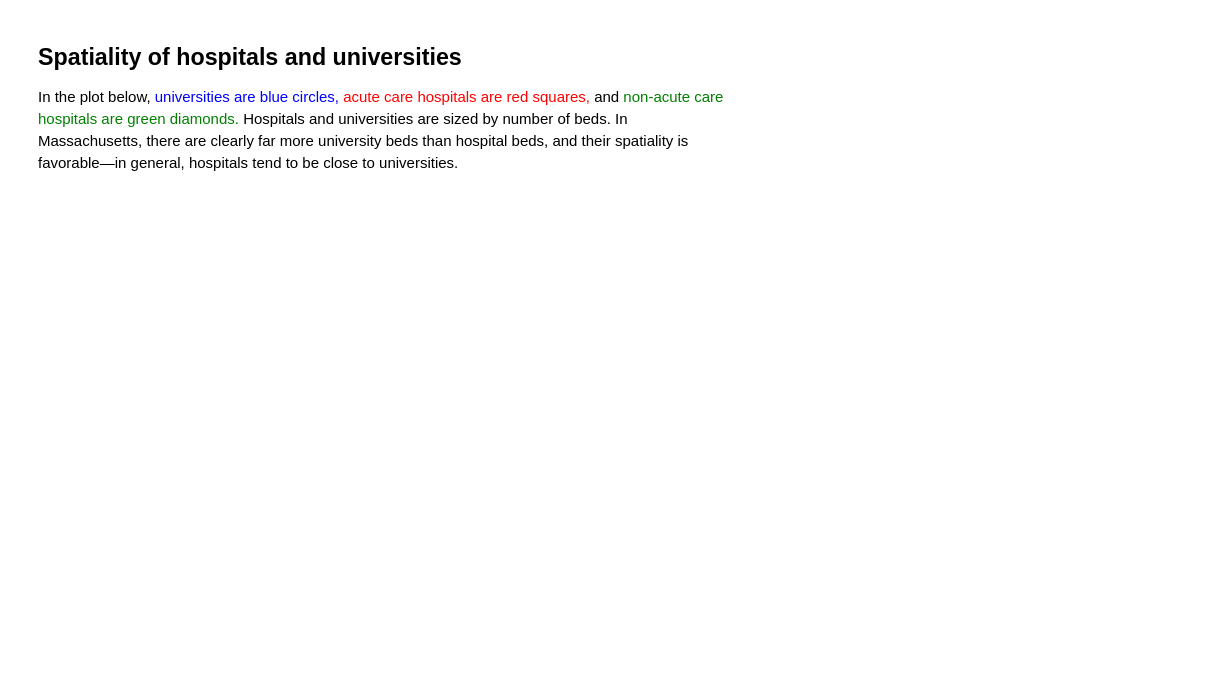
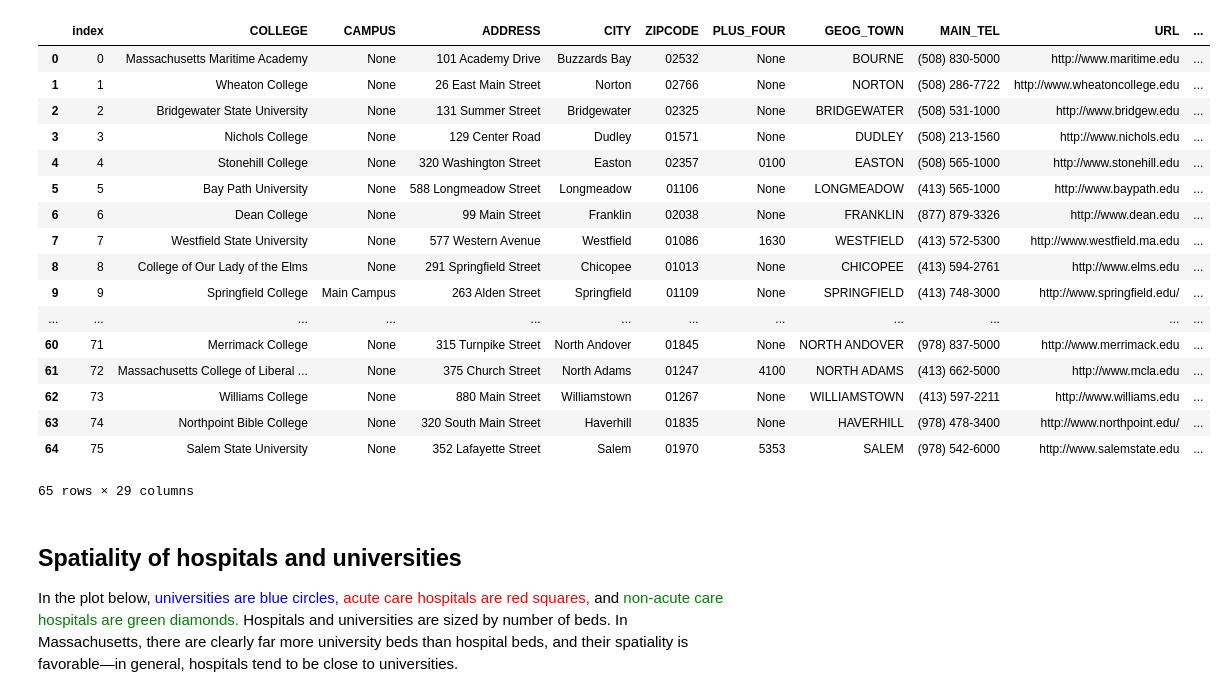
Before and after one commit to mggg/covid-analysis, a Jupyter notebook: University-hospital bed assignment.ipynb, the cells around one changed output. Saved outputs shown, nothing was run; the diff lists cells and outputs as text; code cells hidden in the pictures; blank space fills up the shorter version.

```diff
--- a/University-hospital bed assignment.ipynb
+++ b/University-hospital bed assignment.ipynb
@@ -95,6 +99,27 @@ distances = state['distances']
 ed_inst_gdf = state['ed_inst']
 hospitals_gdf = state['hospitals']
 outline_gdf = state['outline']
+# %%
+ed_inst_gdf
+# %% [output]
+|  | index | COLLEGE | CAMPUS | ADDRESS | CITY | ZIPCODE | PLUS_FOUR | GEOG_TOWN | MAIN_TEL | URL | ... |
+| 0 | 0 | Massachusetts Maritime Academy | None | 101 Academy Drive | Buzzards Bay | 02532 | None | BOURNE | (508) 830-5000 | http://www.maritime.edu | ... |
+| 1 | 1 | Wheaton College | None | 26 East Main Street | Norton | 02766 | None | NORTON | (508) 286-7722 | http://www.wheatoncollege.edu | ... |
+| 2 | 2 | Bridgewater State University | None | 131 Summer Street | Bridgewater | 02325 | None | BRIDGEWATER | (508) 531-1000 | http://www.bridgew.edu | ... |
+| 3 | 3 | Nichols College | None | 129 Center Road | Dudley | 01571 | None | DUDLEY | (508) 213-1560 | http://www.nichols.edu | ... |
+| 4 | 4 | Stonehill College | None | 320 Washington Street | Easton | 02357 | 0100 | EASTON | (508) 565-1000 | http://www.stonehill.edu | ... |
+| 5 | 5 | Bay Path University | None | 588 Longmeadow Street | Longmeadow | 01106 | None | LONGMEADOW | (413) 565-1000 | http://www.baypath.edu | ... |
+| 6 | 6 | Dean College | None | 99 Main Street | Franklin | 02038 | None | FRANKLIN | (877) 879-3326 | http://www.dean.edu | ... |
+| 7 | 7 | Westfield State University | None | 577 Western Avenue | Westfield | 01086 | 1630 | WESTFIELD | (413) 572-5300 | http://www.westfield.ma.edu | ... |
+| 8 | 8 | College of Our Lady of the Elms | None | 291 Springfield Street | Chicopee | 01013 | None | CHICOPEE | (413) 594-2761 | http://www.elms.edu | ... |
+| 9 | 9 | Springfield College | Main Campus | 263 Alden Street | Springfield | 01109 | None | SPRINGFIELD | (413) 748-3000 | http://www.springfield.edu/ | ... |
+| ... | ... | ... | ... | ... | ... | ... | ... | ... | ... | ... | ... |
+| 60 | 71 | Merrimack College | None | 315 Turnpike Street | North Andover | 01845 | None | NORTH ANDOVER | (978) 837-5000 | http://www.merrimack.edu | ... |
+| 61 | 72 | Massachusetts College of Liberal ... | None | 375 Church Street | North Adams | 01247 | 4100 | NORTH ADAMS | (413) 662-5000 | http://www.mcla.edu | ... |
+| 62 | 73 | Williams College | None | 880 Main Street | Williamstown | 01267 | None | WILLIAMSTOWN | (413) 597-2211 | http://www.williams.edu | ... |
+| 63 | 74 | Northpoint Bible College | None | 320 South Main Street | Haverhill | 01835 | None | HAVERHILL | (978) 478-3400 | http://www.northpoint.edu/ | ... |
+| 64 | 75 | Salem State University | None | 352 Lafayette Street | Salem | 01970 | 5353 | SALEM | (978) 542-6000 | http://www.salemstate.edu | ... |
+65 rows × 29 columns
 # %% [markdown]
 ## Spatiality of hospitals and universities
 In the plot below, <span style="color:blue">universities are blue circles,</span> <span style="color:red">acute care hospitals are red squares,</span> and <span style="color:green">non-acute care hospitals are green diamonds.</span> Hospitals and universities are sized by number of beds. In Massachusetts, there are clearly far more university beds than hospital beds, and their spatiality is favorable—in general, hospitals tend to be close to universities.
```
Also changed, not shown: parts of 5 cells of this notebook.
